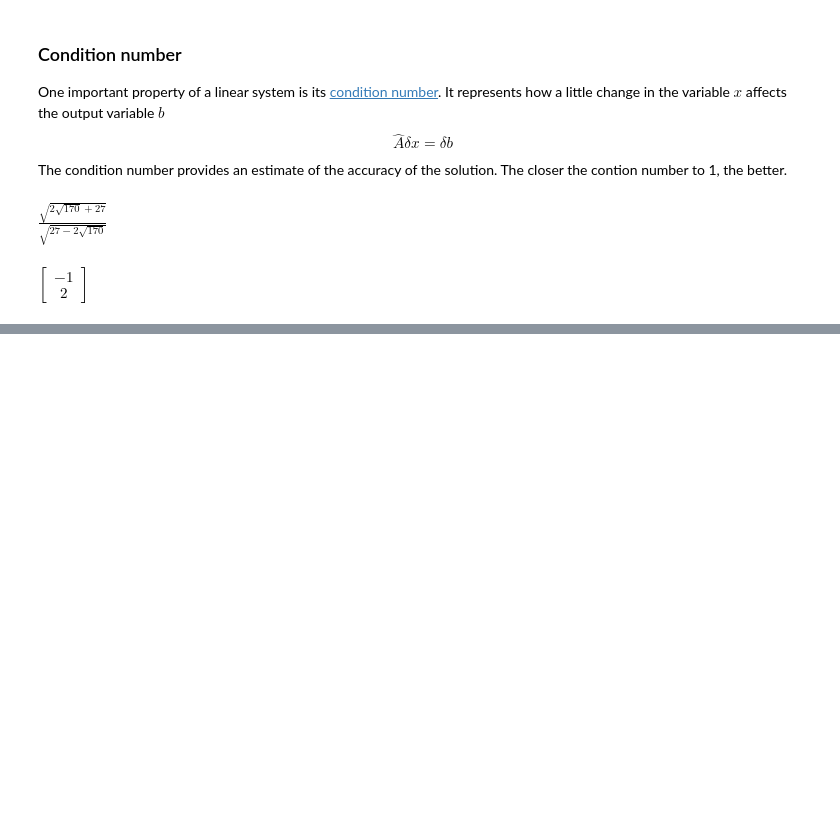
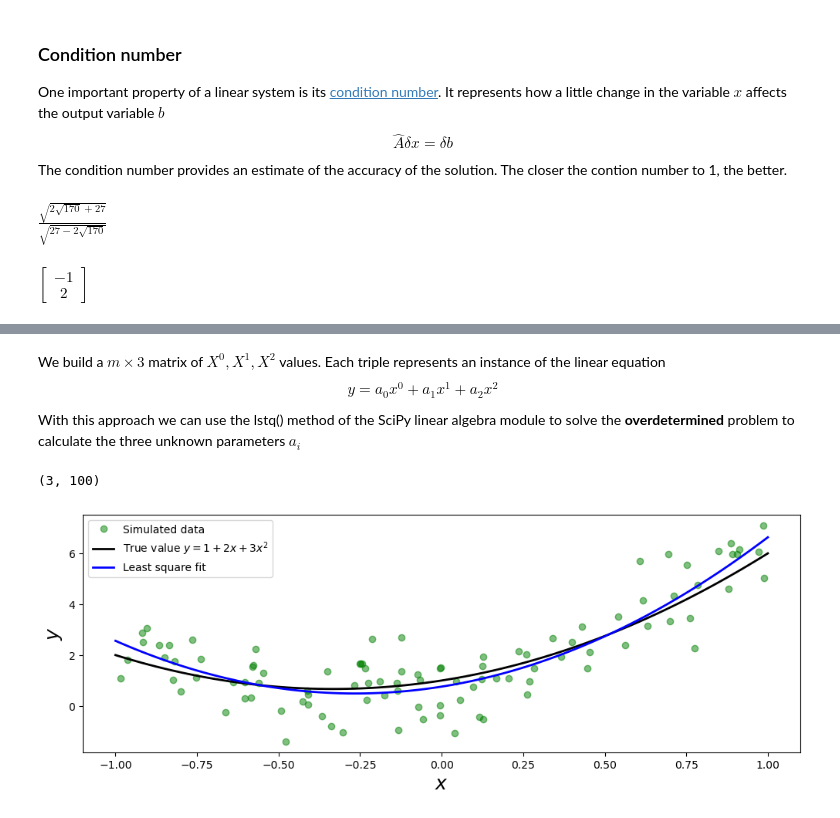
Before and after one commit to luigiselmi/numethods, a Jupyter notebook: johansson/equation_solving.ipynb, the cells around one changed output, grey strips where cells are left out. Cells and saved outputs as stored; diff of their text form; code cells hidden in the pictures; blank space fills up the shorter version.

Commit message:
least squares method

```diff
--- a/johansson/equation_solving.ipynb
+++ b/johansson/equation_solving.ipynb
@@ -91,0 +97,35 @@ $\displaystyle \left[\begin{matrix}-1\\2\end{matrix}\right]$
+# %%
+np.random.seed(1234)
+
+# define true model parameters
+x = np.linspace(-1, 1, 100)
+a, b, c = 1, 2, 3
+y_exact = a + b * x + c * x**2
+
+# simulate noisy (X,Y) data points
+m = 100
+X = 1 - 2 * np.random.rand(m)
+Y = a + b * X + c * X**2 + np.random.randn(m)
+# %% [markdown]
+We build a $m \times 3$ matrix of $X^0, X^1,X^2$ values. Each triple represents an instance of the linear equation
+$$y=a_0x^0 + a_1 x^1 + a_2 x^2$$
+With this approach we can use the lstq() method of the SciPy linear algebra module to solve the **overdetermined** problem to calculate the three unknown parameters $a_i$
+# %%
+# fit the data to the model using linear least square
+A = np.vstack([X**0, X**1, X**2])  # see np.vander for alternative
+sol, r, rank, sv = la.lstsq(A.T, Y)
+y_fit = sol[0] + sol[1] * x + sol[2] * x**2
+# %%
+A.shape
+# %% [output]
+(3, 100)
+# %%
+fig, ax = plt.subplots(figsize=(12, 4))
+ax.plot(X, Y, 'go', alpha=0.5, label='Simulated data')
+ax.plot(x, y_exact, 'k', lw=2, label='True value $y = 1 + 2x + 3x^2$')
+ax.plot(x, y_fit, 'b', lw=2, label='Least square fit')
+ax.set_xlabel(r"$x$", fontsize=18)
+ax.set_ylabel(r"$y$", fontsize=18)
+ax.legend(loc=2);
+# %% [output]
+[figure, added]
```
Also changed, not shown: parts of 2 cells of this notebook.
